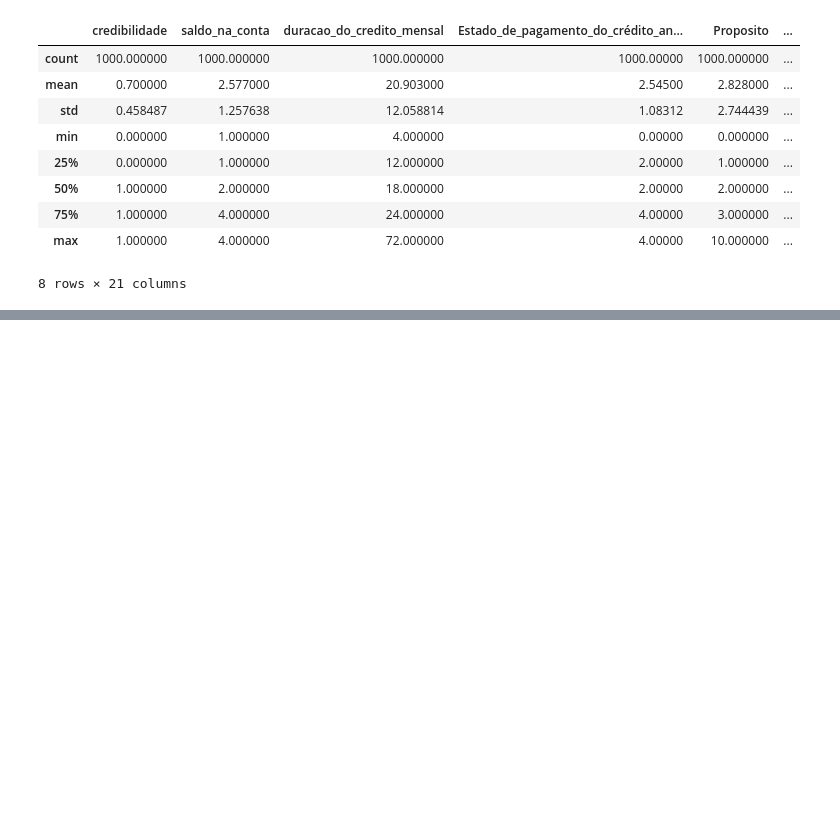
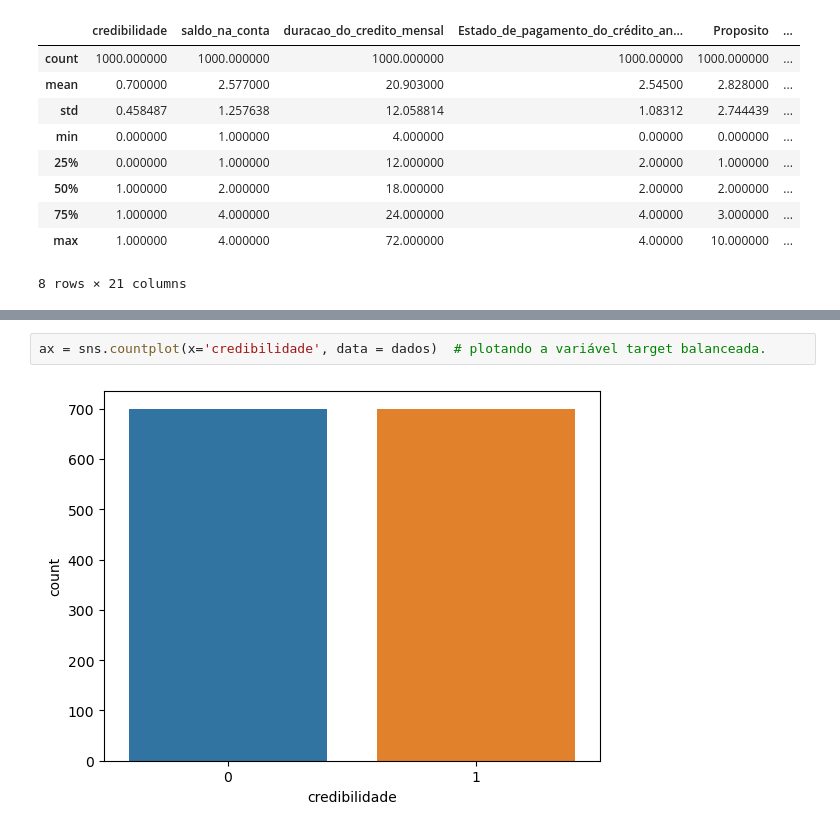
Before and after one commit to joaovcdc/Portifolio-Data-Science, a Jupyter notebook: Classificação-para-crédito/German_Creditabilidade.ipynb, the cells around one changed output, grey strips where cells are left out. Cells and saved outputs as stored; diff of their text form; blank space fills up the shorter version.

```diff
--- a/Classificação-para-crédito/German_Creditabilidade.ipynb
+++ b/Classificação-para-crédito/German_Creditabilidade.ipynb
@@ -78,0 +117,4 @@ dados.describe()
+# %%
+ax = sns.countplot(x='credibilidade', data = dados)  # plotando a variável target balanceada.
+# %% [output]
+[figure, added]
```
Also changed, not shown: parts of 15 cells of this notebook.
